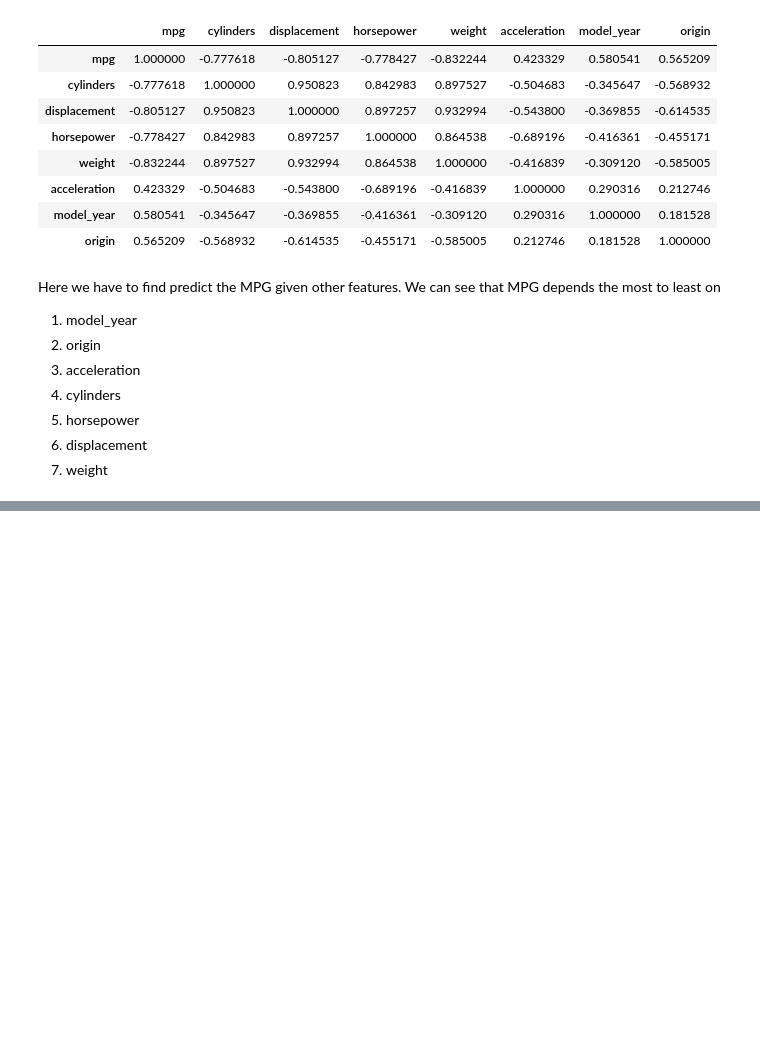
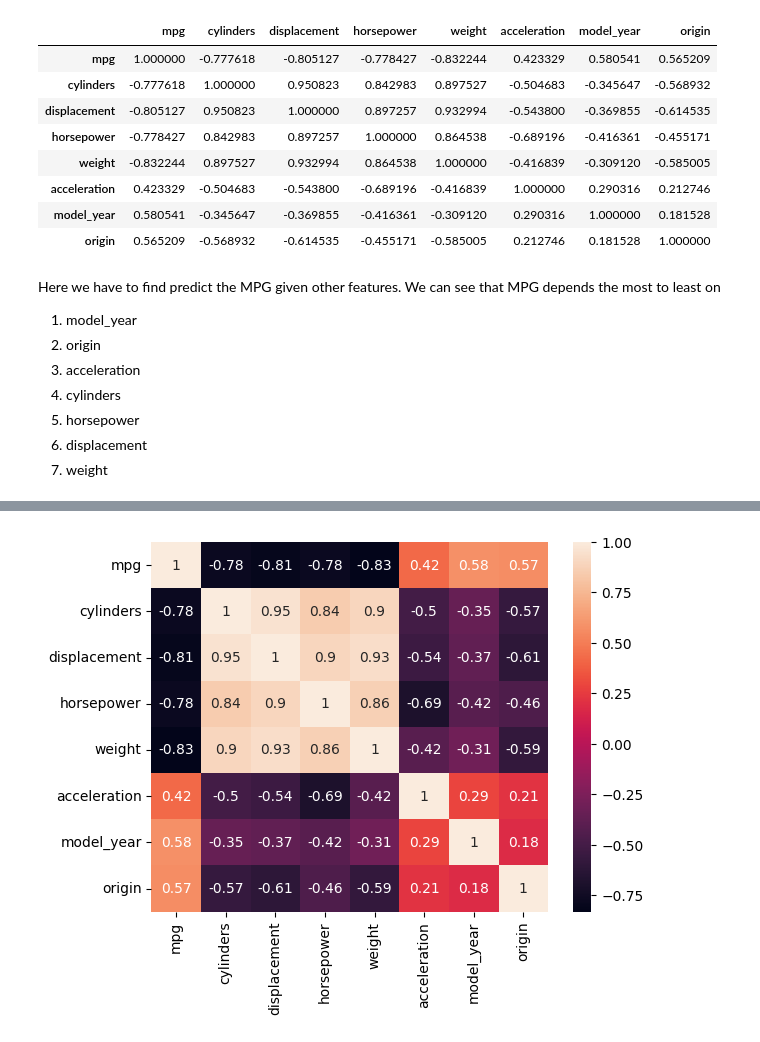
Before and after one commit to Nandikaa-Ganesh/Auto-mpg-Prediction, a Jupyter notebook: PCA_and_Feature_selection.ipynb, the cells around one changed output, grey strips where cells are left out. Saved outputs shown, nothing was run; the diff lists cells and outputs as text; code cells hidden in the pictures; blank space fills up the shorter version.

```diff
--- a/PCA_and_Feature_selection.ipynb
+++ b/PCA_and_Feature_selection.ipynb
@@ -237,0 +267,5 @@ Here we have to find predict the MPG given other features. We can see that MPG d
+# %%
+sns.heatmap(df.corr(), annot = True)
+plt.show()
+# %% [output]
+[figure, added]
```
Also changed, not shown: parts of 38 cells of this notebook.
